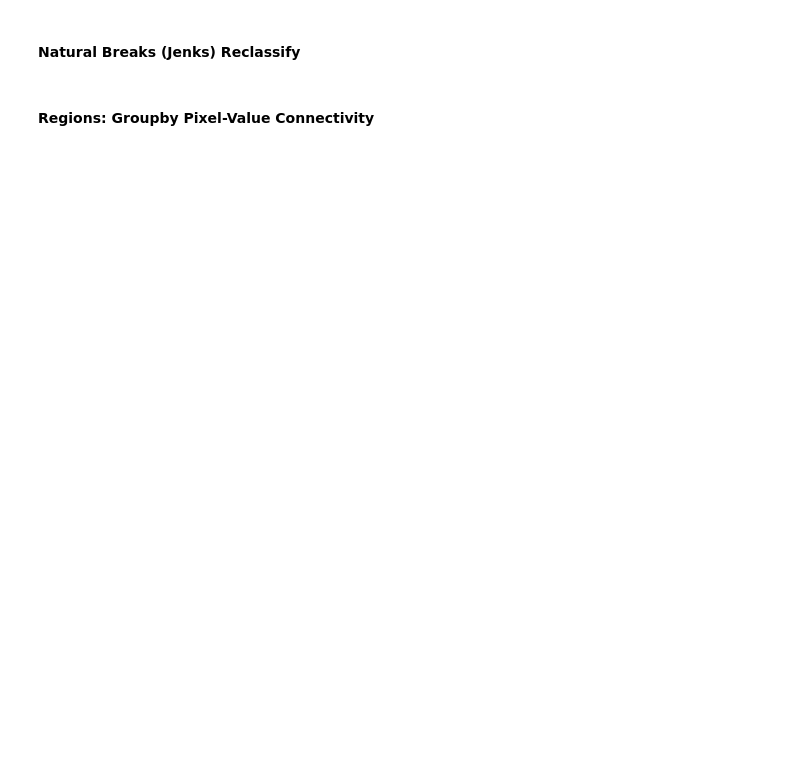
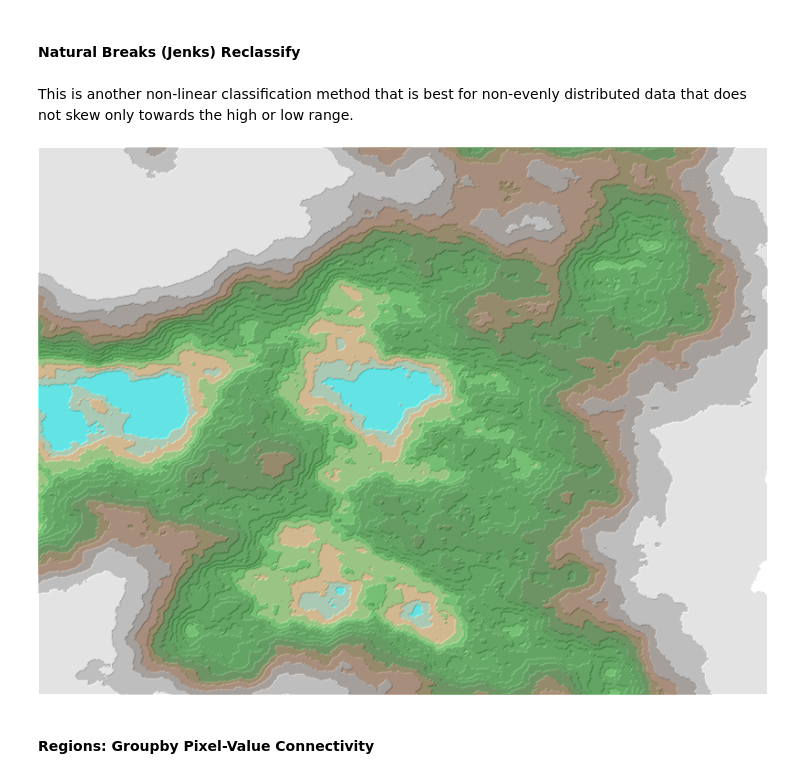
Before and after one commit to makepath/xarray-spatial, a Jupyter notebook: docs/source/user_guide/classification.ipynb, the cells around one changed output. Drawn from its saved outputs; the diff is of its cells as text; code cells hidden in the pictures; blank space fills up the shorter version.

```diff
--- a/docs/source/user_guide/classification.ipynb
+++ b/docs/source/user_guide/classification.ipynb
@@ -56,12 +83,20 @@ stack(shade(hillshade(equal_interval_agg), cmap=['gray', 'white'], alpha=255, ho
 # %% [markdown]
 #### Natural Breaks (Jenks) Reclassify
+# %% [markdown]
+This is another non-linear classification method that is best for non-evenly distributed data that does not skew only towards the high or low range.
 # %%
 from xrspatial.classify import natural_breaks
 from xrspatial import hillshade
 
 natural_breaks_agg = natural_breaks(terrain, num_sample=1000, k=15)
 
-stack(shade(hillshade(natural_breaks_agg), cmap=['gray', 'white'], alpha=255, how='linear'),
-      shade(natural_breaks_agg, cmap=Elevation, alpha=128, how='linear'))
+stack(
+    shade(
+        hillshade(natural_breaks_agg), cmap=["gray", "white"], alpha=255, how="linear"
+    ),
+    shade(natural_breaks_agg, cmap=Elevation, alpha=128, how="linear"),
+)
+# %% [output]
+[figure, added]
 # %% [markdown]
 #### Regions: Groupby Pixel-Value Connectivity
```
Also changed, not shown: parts of 15 cells of this notebook, 11 other files.
